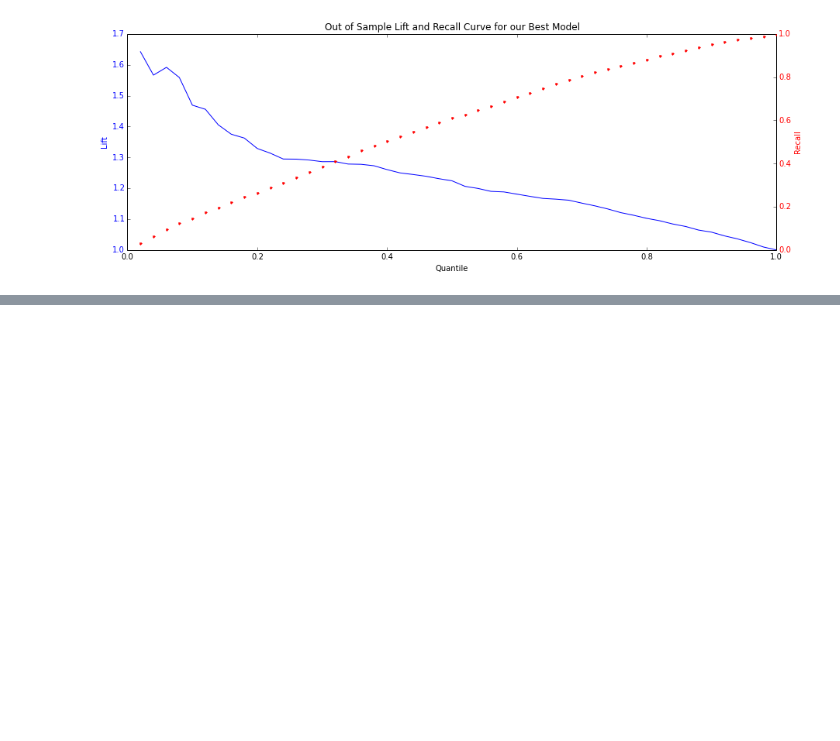
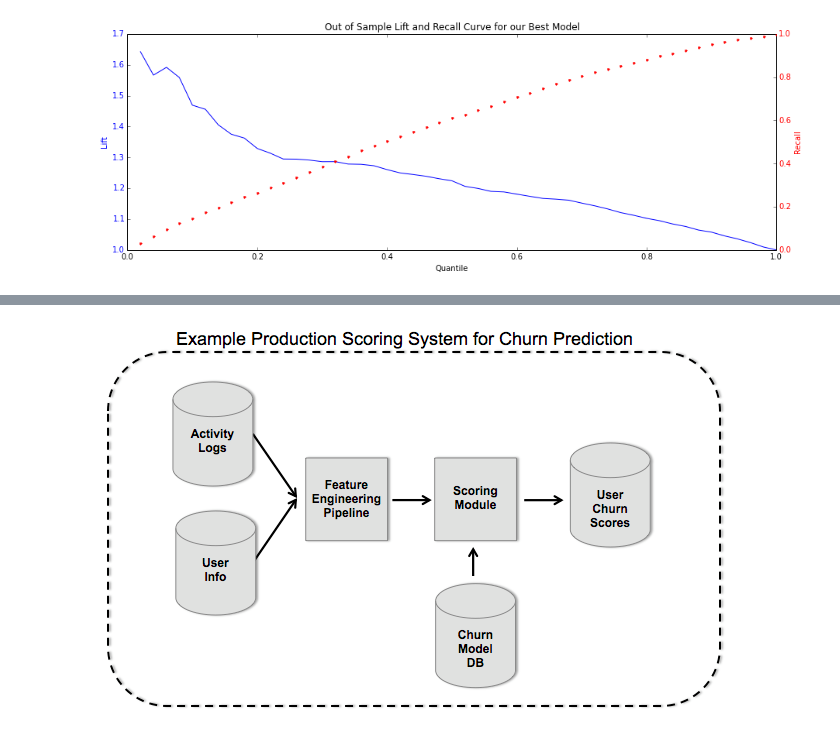
Before and after one commit to briandalessandro/DataScienceCourse, a Jupyter notebook: ipython/CaseStudy_Churn_Analysis.ipynb, the cells around one changed output, grey strips where cells are left out. Cells and saved outputs as stored; diff of their text form; code cells hidden in the pictures; blank space fills up the shorter version.

```diff
--- a/ipython/CaseStudy_Churn_Analysis.ipynb
+++ b/ipython/CaseStudy_Churn_Analysis.ipynb
@@ -346,0 +350,4 @@ Additionally, we need to estimate accurate lifetime values (for now, we'll fold
+# %%
+Image(filename='references/churn_scoring_architecture.png')
+# %% [output]
+[figure, added]
```
Also changed, not shown: parts of 5 cells of this notebook, 1 other file.
